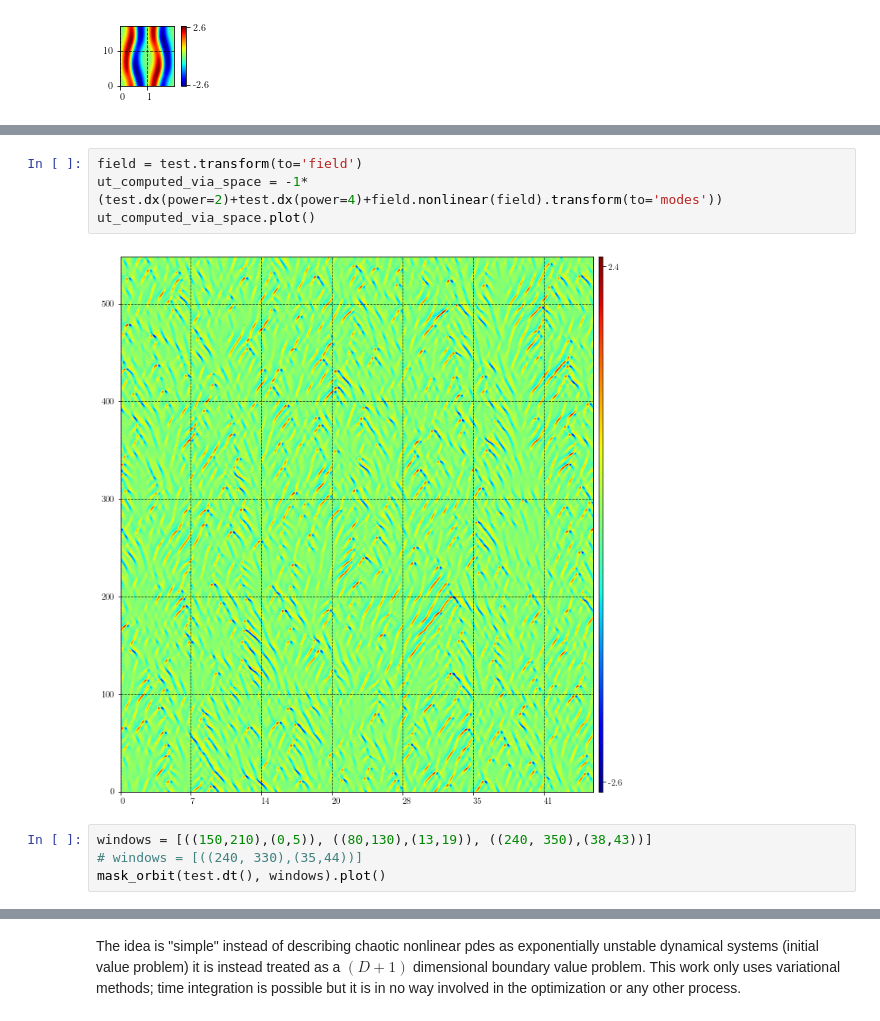
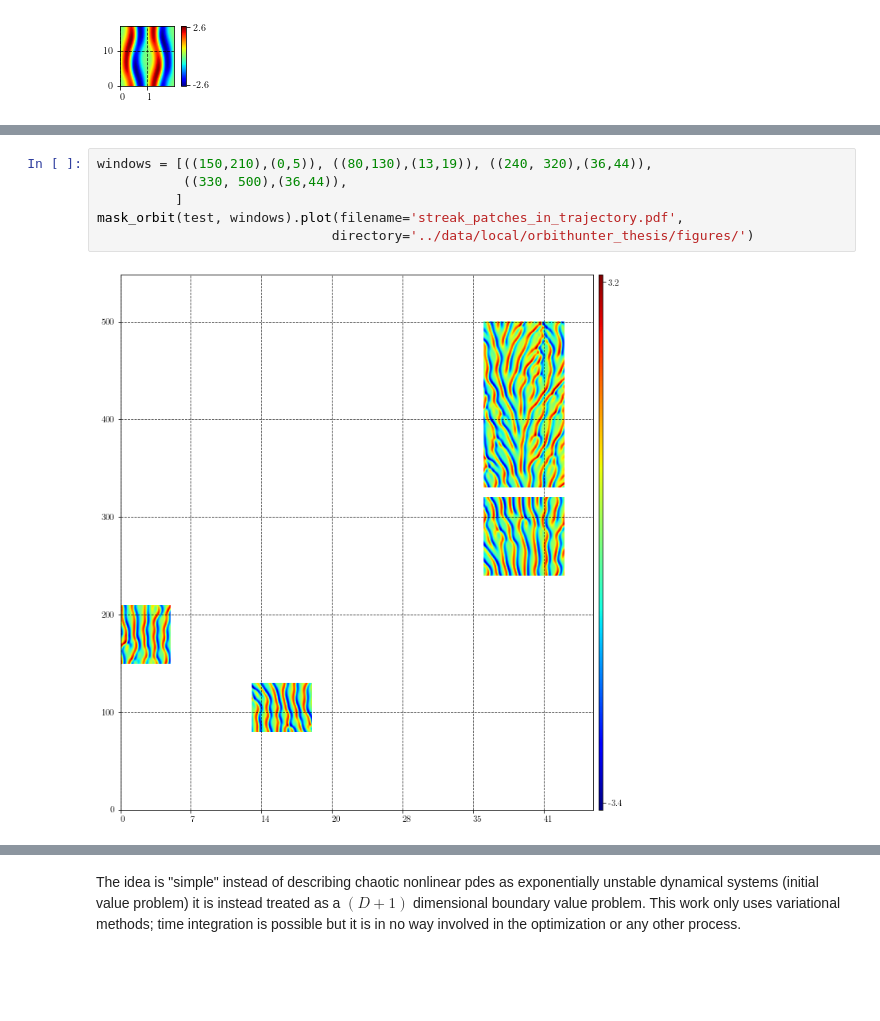
Before and after one commit to chaotic-systems/orbithunter, a Jupyter notebook: notebooks/introduction.ipynb, the cells around one changed output, grey strips where cells are left out. Drawn from its saved outputs; the diff is of its cells as text; blank space fills up the shorter version.

```diff
--- a/notebooks/introduction.ipynb
+++ b/notebooks/introduction.ipynb
@@ -58,12 +41,10 @@ test.plot()
 # %% [output]
 [figure]
-# %%
-field = test.transform(to='field')
-ut_computed_via_space = -1*(test.dx(power=2)+test.dx(power=4)+field.nonlinear(field).transform(to='modes'))
-ut_computed_via_space.plot()
-# %% [output]
-[figure, removed]
 # %%
-windows = [((150,210),(0,5)), ((80,130),(13,19)), ((240, 350),(38,43))]
-# windows = [((240, 330),(35,44))]
-mask_orbit(test.dt(), windows).plot()
+windows = [((150,210),(0,5)), ((80,130),(13,19)), ((240, 320),(36,44)),
+           ((330, 500),(36,44)),
+          ]
+mask_orbit(test, windows).plot(filename='streak_patches_in_trajectory.pdf',
+                              directory='../data/local/orbithunter_thesis/figures/')
+# %% [output]
+[figure, added]
```
Also changed, not shown: parts of 18 cells of this notebook, 8 other files.
